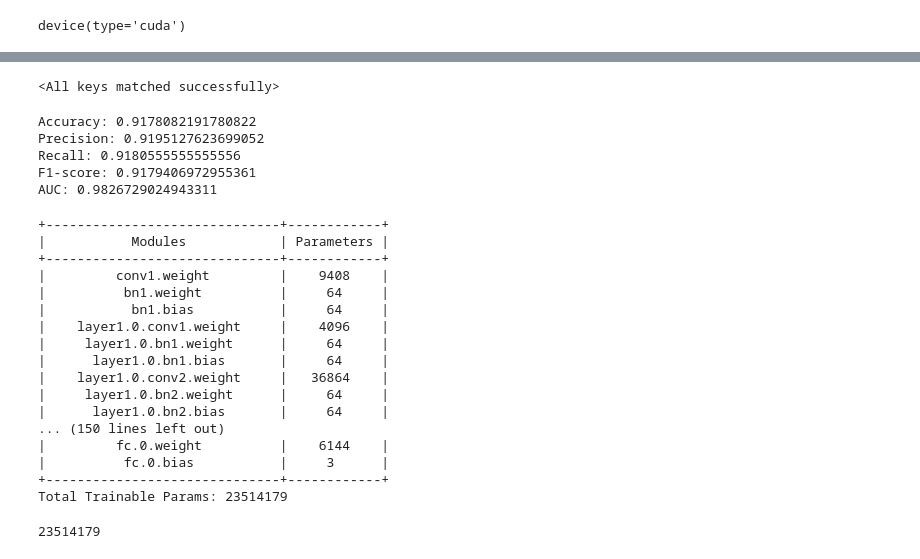
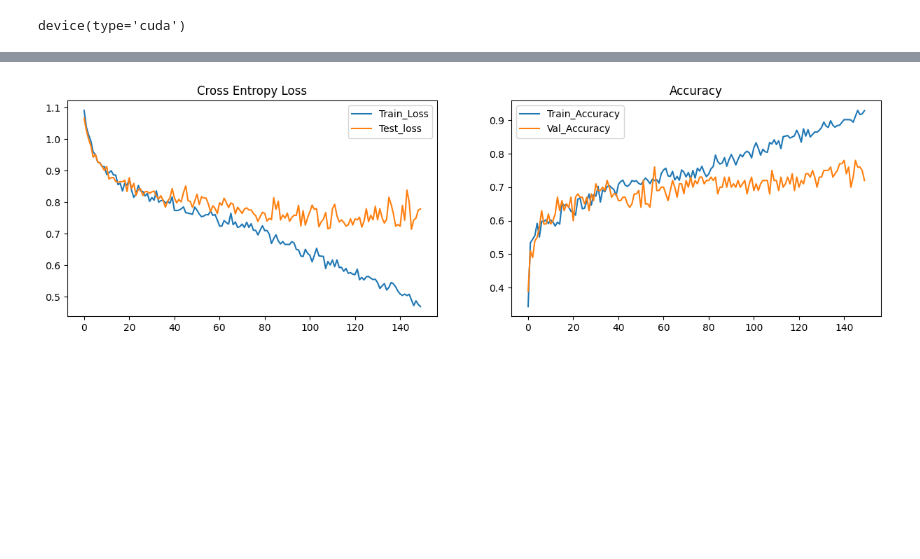
Before and after one commit to kristianespina/banana-leaf-disease-classifier, a Jupyter notebook: 1-train-mixer.ipynb, the cells around one changed output, grey strips where cells are left out. Saved outputs shown, nothing was run; the diff lists cells and outputs as text; code cells hidden in the pictures; blank space fills up the shorter version.

```diff
--- a/1-train-mixer.ipynb
+++ b/1-train-mixer.ipynb
@@ -178,14 +161,14 @@ def plot_hist(train_loss_hist, test_loss_hist, train_acc_hist, test_acc_hist):
     plt.legend()
     plt.show()
 # %%
-def train_model(model, criterion, optimizer, scheduler, train_loader, val_loader, verbose=True, best_weight_file_name='model.h5'):
+def train_model(model, criterion, optimizer, scheduler, train_loader, test_loader, verbose=True, best_weight_file_name='model.h5'):
     # Initialise outputs
     train_loss_hist = []
-    val_loss_hist = []
+    test_loss_hist = []
     train_acc_hist = []
-    val_acc_hist = []
+    test_acc_hist = []
 
-    max_val_acc = 0.0
+    max_test_acc = 0.0
     best_model_weights = copy.deepcopy(model.state_dict())
 
     # Loop over epochs
@@ -194,28 +177,28 @@ def train_model(model, criterion, optimizer, scheduler, train_loader, val_loader
         train_loss, train_accuracy = train_one_epoch(train_loader, model, criterion, optimizer, scheduler)
 
         # Evaluate
-        val_loss, val_accuracy = evaluate_one_epoch(val_loader, model, criterion)
+        test_loss, test_accuracy = evaluate_one_epoch(test_loader, model, criterion)
 
         # Track metrics
         train_loss_hist.append(train_loss)
-        val_loss_hist.append(val_loss)
+        test_loss_hist.append(test_loss)
         train_acc_hist.append(train_accuracy)
-        val_acc_hist.append(val_accuracy)
+        test_acc_hist.append(test_accuracy)
 
         # Print loss
         if verbose:
             if (epoch+1)%1==0:
-                print(f'Epoch {epoch+1}/{EPOCHS}, loss {train_loss:.5f}, val_loss {val_loss:.5f}, accuracy {train_accuracy:.5f}, val_accuracy {val_accuracy:.5f}')
+                print(f'Epoch {epoch+1}/{EPOCHS}, loss {train_loss:.5f}, test_loss {test_loss:.5f}, accuracy {train_accuracy:.5f}, test_accuracy {test_accuracy:.5f}')
 
         # Save best weight
-        if val_accuracy > max_val_acc:
-          max_val_acc = val_accuracy
+        if test_accuracy > max_test_acc:
+          max_test_acc = test_accuracy
           best_model_weights = copy.deepcopy(model.state_dict())
 
     # Save best weight to file
     torch.save(best_model_weights, BASE_DIR + best_weight_file_name)
 
-    return train_loss_hist, val_loss_hist, train_acc_hist, val_acc_hist
+    return train_loss_hist, test_loss_hist, train_acc_hist, test_acc_hist
 # %%
 basic_transforms = transforms.Compose([
     transforms.Resize((224,224)),
@@ -226,7 +209,6 @@ basic_transforms = transforms.Compose([
 train_transforms = transforms.Compose([
     transforms.RandomVerticalFlip(p = 0.5),
     transforms.RandomHorizontalFlip(p = 0.5),
-    transforms.ColorJitter(brightness=0.1, saturation=0.1, contrast=0.1),
     transforms.Resize((224,224)),
     transforms.ToTensor(),
     transforms.Normalize((0.485, 0.456, 0.406), (0.229, 0.224, 0.225)),
@@ -522,0 +438,11 @@ To: /content/Best-Mixer-tiny.h5
+# %%
+model_mixer_3 = MLPMixer(in_channels=3, image_size=224, patch_size=16, num_classes=3,
+                     dim=256, depth=4, token_dim=128, channel_dim=1024)
+model_mixer_3.to(device)
+optimizer = torch.optim.AdamW(model_mixer_3.parameters(), lr=1e-6)
+criterion = torch.nn.CrossEntropyLoss(label_smoothing=0.1)
+scheduler = torch.optim.lr_scheduler.CyclicLR(
+            optimizer, base_lr=1e-6, max_lr=1e-4, cycle_momentum=False
+            )
+# %%
+train_loss_hist_mixer_3, test_loss_hist_mixer_3, train_acc_hist_mixer_3, test_acc_hist_mixer_3 = train_model(model_mixer_3, criterion, optimizer, scheduler, train_loader, test_loader)
@@ -522,0 +467,4 @@ To: /content/Best-Mixer-tiny.h5
+# %%
+plot_hist(train_loss_hist_mixer_3, test_loss_hist_mixer_3, train_acc_hist_mixer_3, test_acc_hist_mixer_3)
+# %% [output]
+[figure, added]
@@ -523,15 +473,9 @@ To: /content/Best-Mixer-tiny.h5
 # %%
-best_model_mixer_4 = MLPMixer(in_channels=3, image_size=224, patch_size=16, num_classes=3,
+model_mixer_4 = MLPMixer(in_channels=3, image_size=224, patch_size=16, num_classes=3,
                      dim=256, depth=4, token_dim=128, channel_dim=512)
-best_model_mixer_4.to(device)
-best_model_mixer_4.load_state_dict(torch.load('Best-Mixer-tiny.h5'))
+model_mixer_4.to(device)
+optimizer = torch.optim.AdamW(model_mixer_4.parameters(), lr=1e-6)
+criterion = torch.nn.CrossEntropyLoss(label_smoothing=0.1)
+scheduler = torch.optim.lr_scheduler.CyclicLR(
+            optimizer, base_lr=1e-6, max_lr=1e-4, cycle_momentum=False
+            )
-# %% [output]
-<All keys matched successfully>
-# %%
-get_metrics(test_loader, best_model_mixer_4)
-# %% [output]
-Accuracy: 0.9178082191780822
-Precision: 0.9195127623699052
-Recall: 0.9180555555555556
-F1-score: 0.9179406972955361
-AUC: 0.9826729024943311
@@ -553,21 +481,0 @@ def count_parameters(model):
-# %%
-count_parameters(baseline_model)
-# %% [output]
-+------------------------------+------------+
-|           Modules            | Parameters |
-+------------------------------+------------+
-|         conv1.weight         |    9408    |
-|          bn1.weight          |     64     |
-|           bn1.bias           |     64     |
-|    layer1.0.conv1.weight     |    4096    |
-|     layer1.0.bn1.weight      |     64     |
-|      layer1.0.bn1.bias       |     64     |
-|    layer1.0.conv2.weight     |   36864    |
-|     layer1.0.bn2.weight      |     64     |
-|      layer1.0.bn2.bias       |     64     |
-... (150 lines left out)
-|         fc.0.weight          |    6144    |
-|          fc.0.bias           |     3      |
-+------------------------------+------------+
-Total Trainable Params: 23514179
-23514179
```
Also changed, not shown: parts of 37 cells of this notebook.
